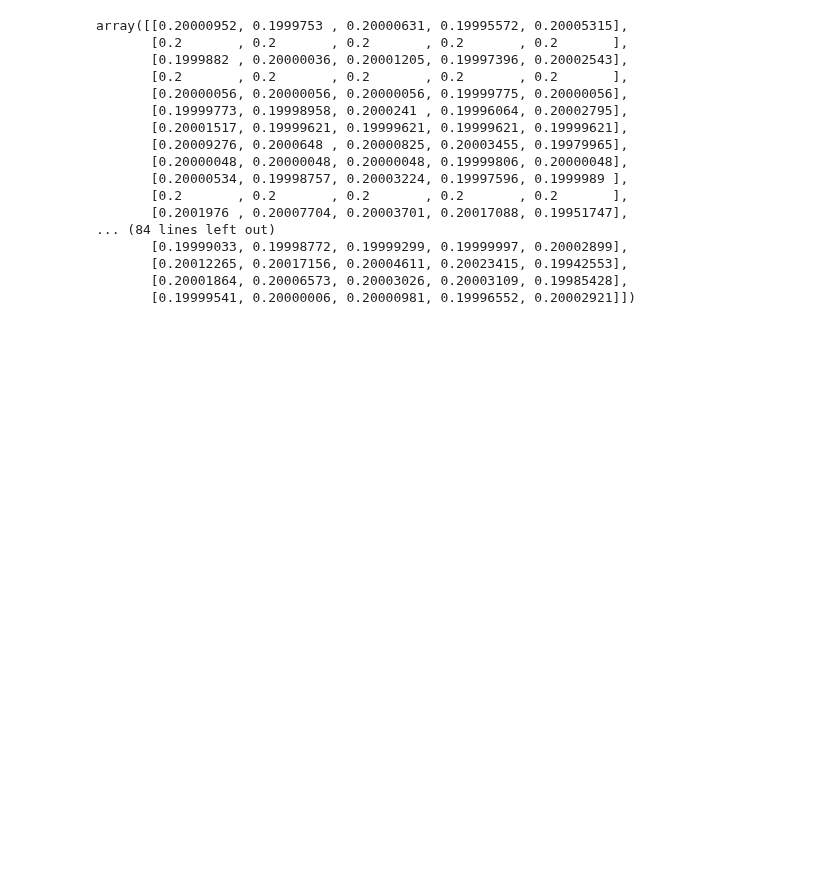
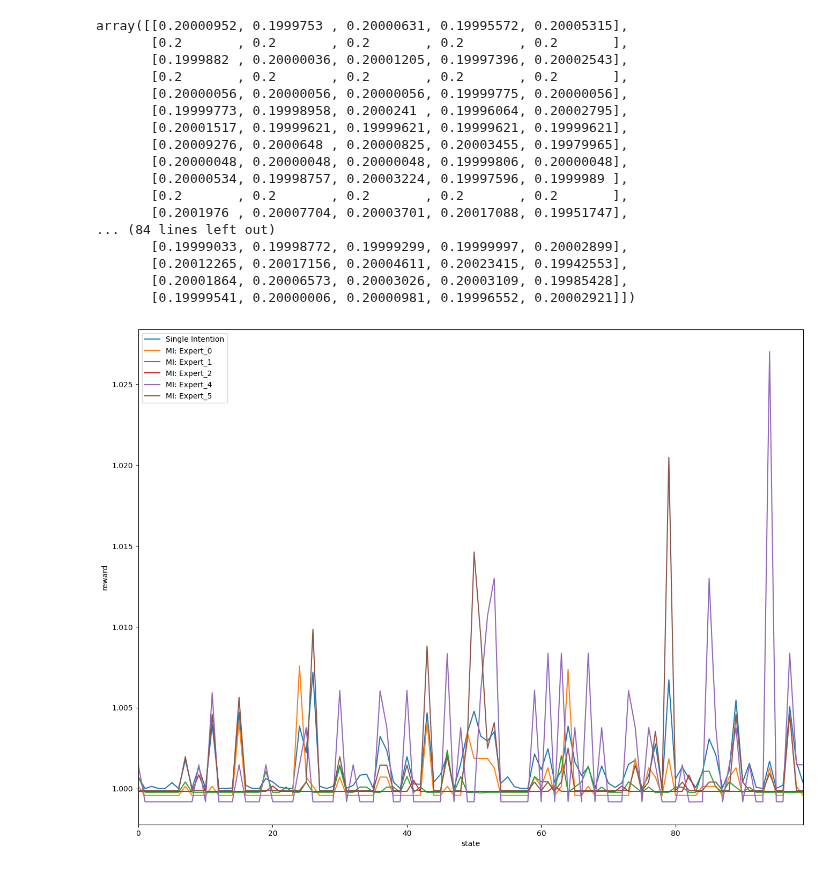
Before and after one commit to isabelkim/MI-IRL-KP, a Jupyter notebook: mdp.ipynb, the cells around one changed output. Drawn from its saved outputs; the diff is of its cells as text; code cells hidden in the pictures; blank space fills up the shorter version.

Commit message:
added graph

```diff
--- a/mdp.ipynb
+++ b/mdp.ipynb
@@ -625,6 +625,38 @@ array([[0.20000952, 0.1999753 , 0.20000631, 0.19995572, 0.20005315],
        [0.20012265, 0.20017156, 0.20004611, 0.20023415, 0.19942553],
        [0.20001864, 0.20006573, 0.20003026, 0.20003109, 0.19985428],
        [0.19999541, 0.20000006, 0.20000981, 0.19996552, 0.20002921]])
+# %%
+import matplotlib.pyplot as plt
+
+
+x = np.arange(100)
+
+fig, ax = plt.subplots(figsize=(16, 12))
+
+# Plotting each dataset on the same axes with a label for the legend
+ax.plot(x, reward_maxent_causal, label='Single Intention')
+ax.plot(x, traj_models[0]['reward'], label='MI: Expert_0')
+ax.plot(x, traj_models[1]['reward'], label='MI: Expert_1')
+ax.plot(x, traj_models[2]['reward'], label='MI: Expert_2')
+# ax.plot(x, traj_models[3]['reward'], label='MI: Expert_3')
+ax.plot(x, traj_models[4]['reward'], label='MI: Expert_4')
+ax.plot(x, traj_models[5]['reward'], label='MI: Expert_5')
+
+
+
+# Adding the legend, which uses the labels specified in the plot commands
+ax.legend()
+
+# Setting the x-axis and y-axis labels
+ax.set_xlabel('state')
+ax.set_ylabel('reward')
+
+# Setting the x-axis range from 0 to 99
+ax.set_xlim([0, 99])
+
+plt.show()
+# %% [output]
+[figure, added]
 # %%
 max_iterations = 300
 taus = list(trajectories_s.values())
```
Also changed, not shown: parts of 1 cell of this notebook, 1 other file.
